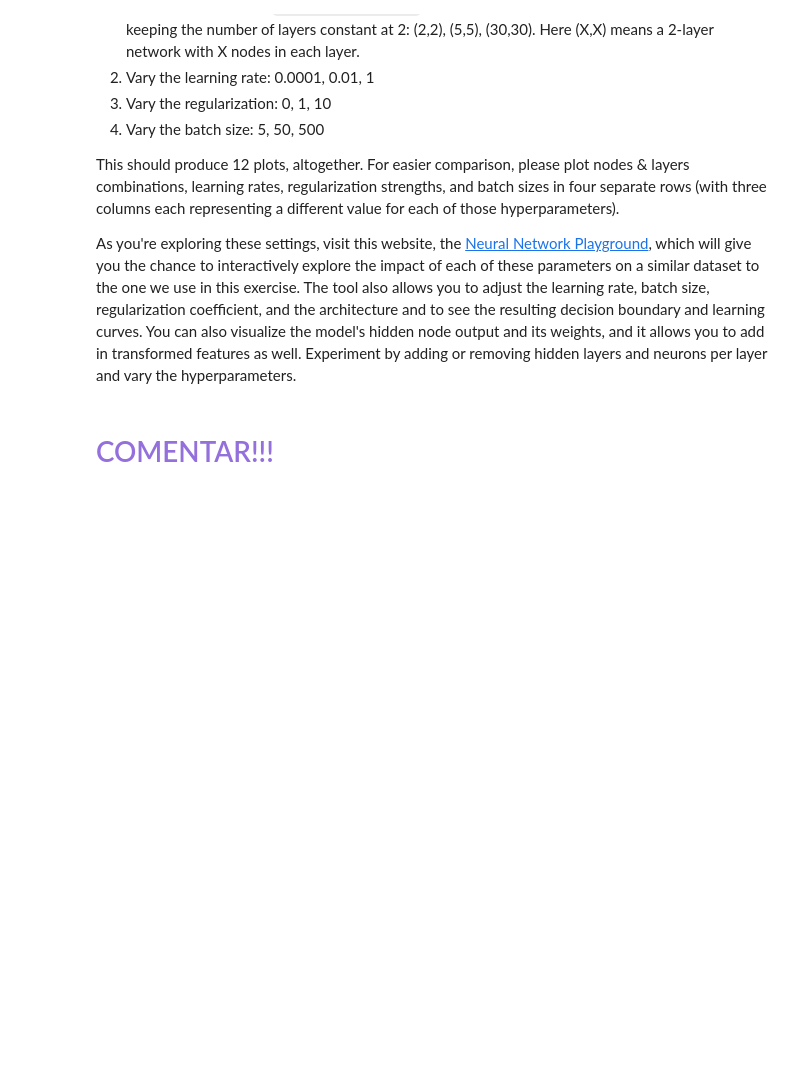
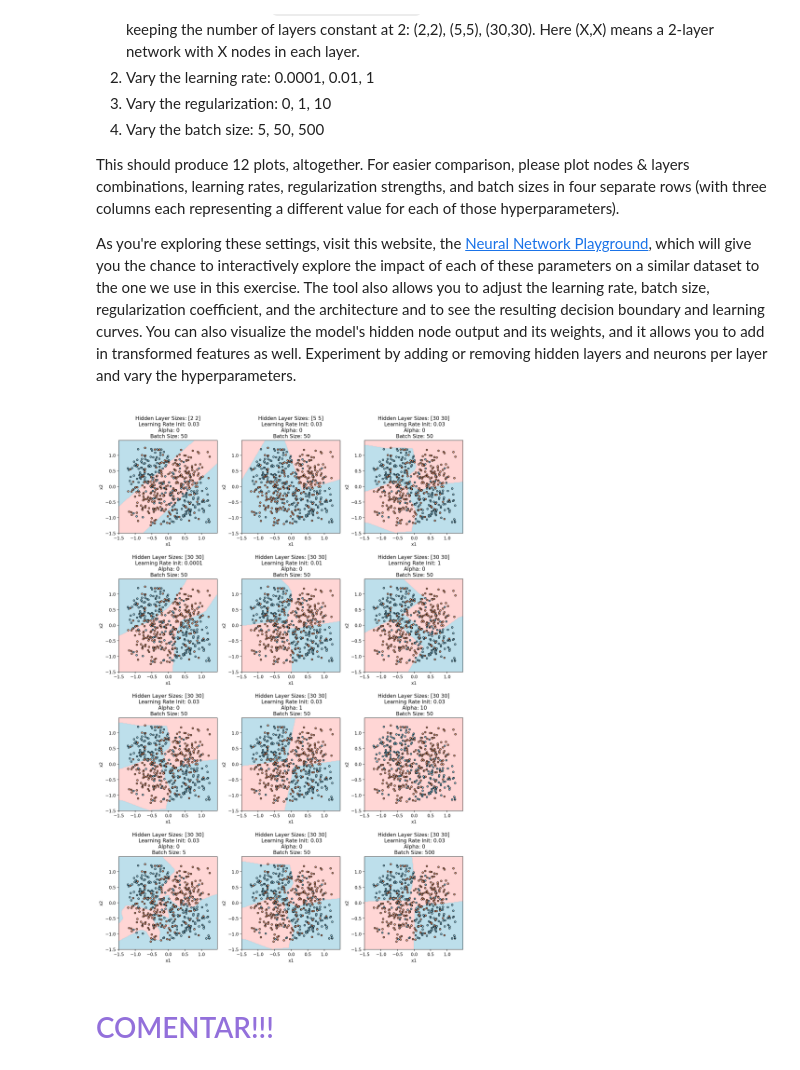
Before and after one commit to BarbaraPFloresRios/IDS705_PrinciplesOfMachineLearning, a Jupyter notebook: Assignment_4_NeuralNetworks/Assignment_4.ipynb, the cells around one changed output. Saved outputs shown, nothing was run; the diff lists cells and outputs as text; code cells hidden in the pictures; blank space fills up the shorter version.

```diff
--- a/Assignment_4_NeuralNetworks/Assignment_4.ipynb
+++ b/Assignment_4_NeuralNetworks/Assignment_4.ipynb
@@ -191,7 +190,7 @@ for i in range(4):
         batch_size = batch_sizes[index]
 
         clf = MLPClassifier(
-            random_state=42,
+            random_state=1,
             learning_rate_init=learning_rate,
             hidden_layer_sizes=hidden_layer_size,
             alpha=alpha,
@@ -207,35 +206,39 @@ for i in range(4):
         clf.fit(X_train, y_train)
 
         x_min, x_max = X_train[:, 0].min() - 0.1, X_train[:, 0].max() + 0.1
         y_min, y_max = X_train[:, 1].min() - 0.1, X_train[:, 1].max() + 0.1
 
         x_min, x_max = -1.5, 1.5
         y_min, y_max = -1.5, 1.5
 
         xx, yy = np.meshgrid(
             np.arange(x_min, x_max, 0.02), np.arange(y_min, y_max, 0.02)
         )
 
-        y_train_hat = clf.predict(np.c_[xx.ravel(), yy.ravel()]).reshape(xx.shape)
+        y_train_hat = clf.predict(
+            np.c_[xx.ravel(), yy.ravel()]).reshape(xx.shape)
 
-        axs[i, j].contourf(xx, yy, y_train_hat, alpha=0.8, cmap=boundary_colors)
+        axs[i, j].contourf(xx, yy, y_train_hat, alpha=0.8,
+                           cmap=boundary_colors)
         axs[i, j].scatter(
             X_train[:, 0],
             X_train[:, 1],
             c=y_train,
             edgecolors="k",
             cmap=scatter_colors,
             s=15,
         )
 
         axs[i, j].set_title(
             f"\nHidden Layer Sizes: {hidden_layer_size}\n Learning Rate Init: {learning_rate}\n Alpha: {alpha}\n Batch Size: {batch_size}"
         )
         axs[i, j].set_xlabel("x1")
         axs[i, j].set_ylabel("x2")
 
 plt.tight_layout()
 plt.show()
+# %% [output]
+[figure, added]
 # %% [markdown]
 
 # <span style="color: #9370DB">COMENTAR!!! </span>
```
Also changed, not shown: parts of 3 cells of this notebook.
